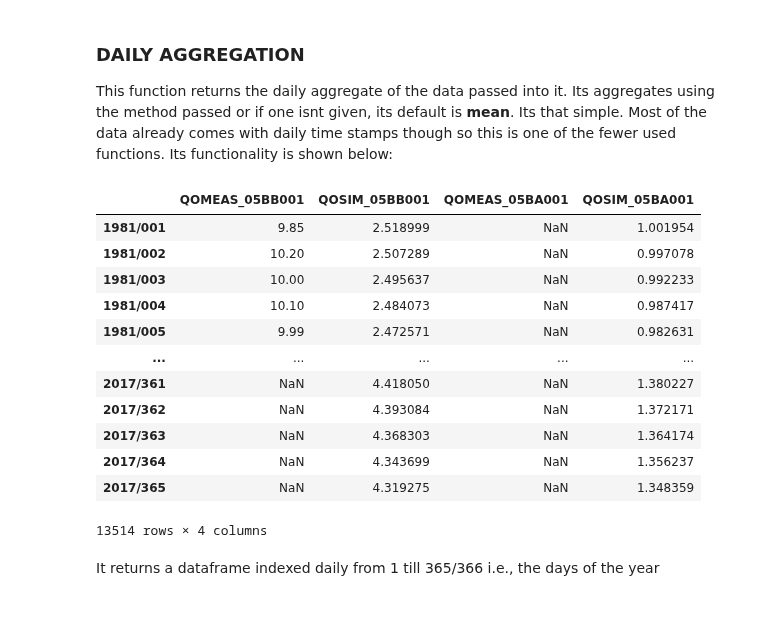
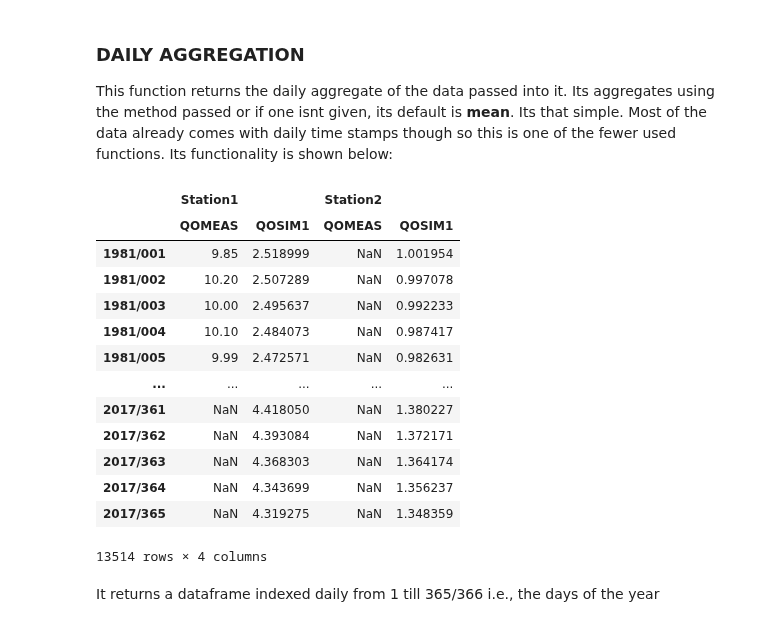
Before and after one commit to UchechukwuUdenze/NHS_PostProcessing, a Jupyter notebook: docs/source/notebooks/tutorial-data-manipulation.ipynb, the cells around one changed output. Cells and saved outputs as stored; diff of their text form; code cells hidden in the pictures.

```diff
--- a/docs/source/notebooks/tutorial-data-manipulation.ipynb
+++ b/docs/source/notebooks/tutorial-data-manipulation.ipynb
@@ -182,9 +183,10 @@ The three dataframes - merged, observed and simulated - form the backbone of the
 ### DAILY AGGREGATION
 This function returns the daily aggregate of the data passed into it. Its aggregates using the method passed or if one isnt given, its default is **mean**. Its that simple. Most of the data already comes with daily time stamps though so this is one of the fewer used functions. Its functionality is shown below:
 # %%
-data.daily_aggregate(df=DATAFRAMES["DF"])
+data.daily_aggregate(df=DATAFRAMES["DF_MERGED"])
 # %% [output]
-|  | QOMEAS_05BB001 | QOSIM_05BB001 | QOMEAS_05BA001 | QOSIM_05BA001 |
+|  | Station1 |  | Station2 |  |
+|  | QOMEAS | QOSIM1 | QOMEAS | QOSIM1 |
 | 1981/001 | 9.85 | 2.518999 | NaN | 1.001954 |
 | 1981/002 | 10.20 | 2.507289 | NaN | 0.997078 |
 | 1981/003 | 10.00 | 2.495637 | NaN | 0.992233 |
```
Also changed, not shown: parts of 13 cells of this notebook.
